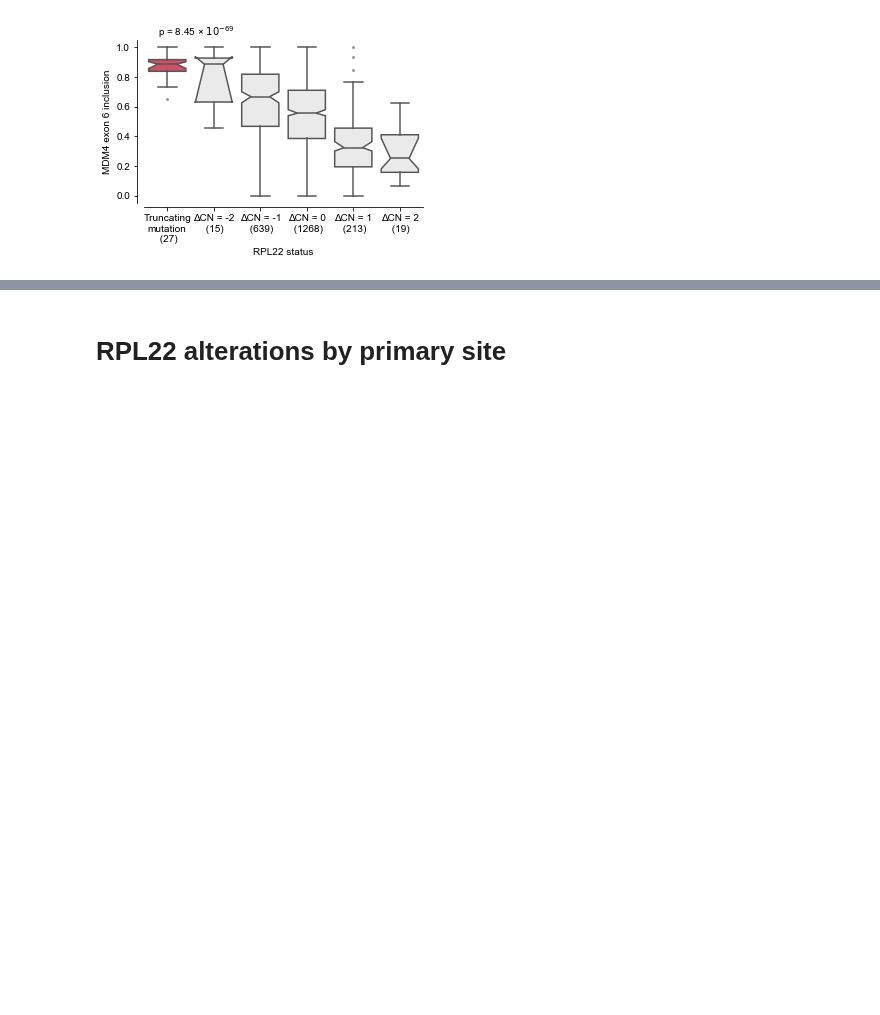
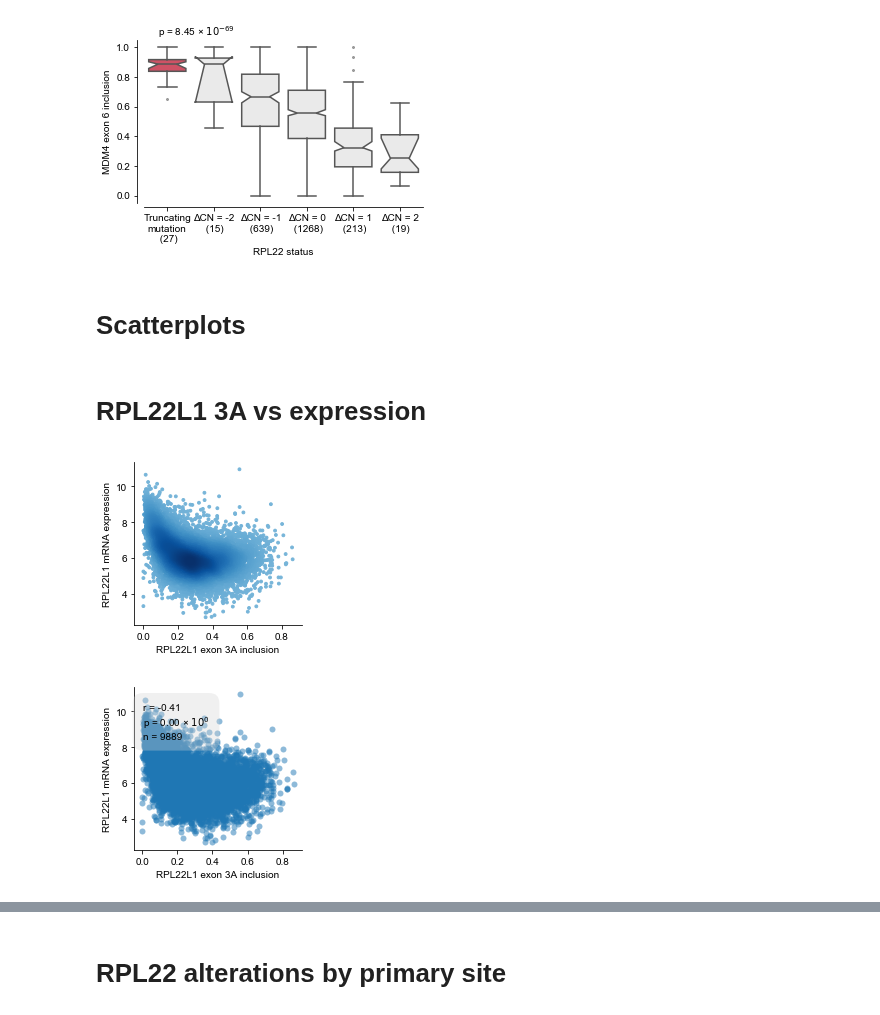
Before and after one commit to kevinhu/mdm4-splicing, a Jupyter notebook: notebooks/fig1_correlates.ipynb, the cells around one changed output, grey strips where cells are left out. Saved outputs shown, nothing was run; the diff lists cells and outputs as text; code cells hidden in the pictures; blank space fills up the shorter version.

Commit message:
Add D and E to figure 1

```diff
--- a/notebooks/fig1_correlates.ipynb
+++ b/notebooks/fig1_correlates.ipynb
@@ -184,3 +185,5 @@ plot_rpl22(tcga_se["MDM4_ENSG00000198625_ENSG00000198625.8_ES_1_204501318:204501
 plt.savefig("../plots/mdm4-exon-6_rpl22_tcga.pdf",bbox_inches="tight",background="transparent")
 # %% [output]
 [figure]
+# %% [markdown]
+# Scatterplots
@@ -186,0 +219,26 @@ plt.savefig("../plots/mdm4-exon-6_rpl22_tcga.pdf",bbox_inches="tight",background
+# %% [markdown]
+# RPL22L1 3A vs expression
+# %%
+x = 1-tcga_a3ss["RPL22L1_ENSG00000163584_ENSG00000163584.13_A3_3_170586086:170586168:170585801:170585923:170585801:170585990_170585923:170585990"]
+y = tcga_genex["RPL22L1_ENSG00000163584_ENSG00000163584.17"]
+
+ax = density_scatter(x, y)
+
+ax.set_xlabel("RPL22L1 exon 3A inclusion")
+ax.set_ylabel("RPL22L1 mRNA expression")
+
+plt.savefig("../plots/rpl22l1_splicing_expression_density.pdf",
+            dpi=2048, bbox_inches="tight", background="transparent")
+
+plt.figure(figsize=(3, 3))
+
+huy.regression(x, y)
+
+plt.xlabel("RPL22L1 exon 3A inclusion")
+plt.ylabel("RPL22L1 mRNA expression")
+
+plt.savefig("../plots/rpl22l1_splicing_expression_annotated.pdf",
+            dpi=2048, bbox_inches="tight", background="transparent")
+# %% [output]
+[figure, added]
+[figure, added]
```
Also changed, not shown: parts of 4 cells of this notebook, 6 other files.
